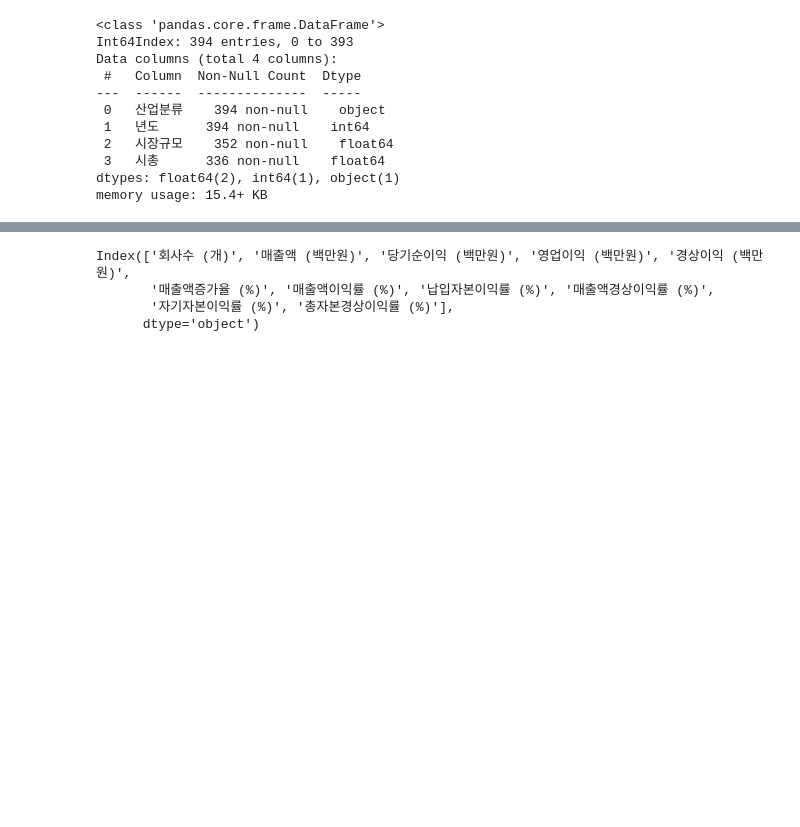
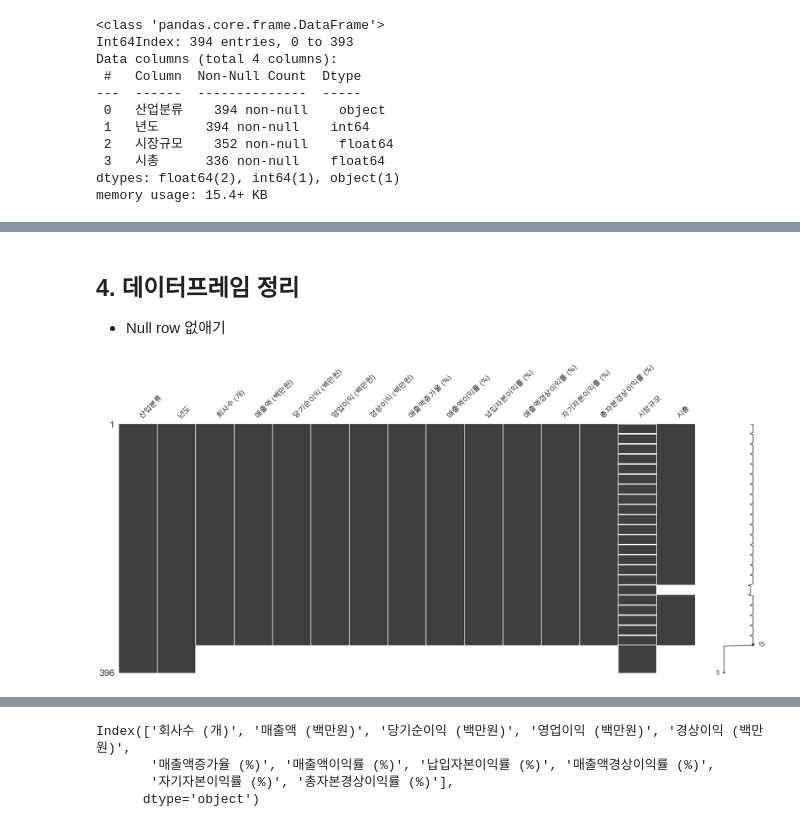
Before and after one commit to dss-16th/eda-repo-1, a Jupyter notebook: Merge.ipynb, the cells around one changed output, grey strips where cells are left out. Cells and saved outputs as stored; diff of their text form; code cells hidden in the pictures; blank space fills up the shorter version.

```diff
--- a/Merge.ipynb
+++ b/Merge.ipynb
@@ -125,0 +231,3 @@ memory usage: 15.4+ KB
+# %%
+industry_df = pd.merge(df_mi, df_msmc, on=['산업분류','년도'], how='outer')
+industry_df
@@ -125,0 +248,7 @@ memory usage: 15.4+ KB
+# %% [markdown]
+## 4. 데이터프레임 정리
+- Null row 없애기
+# %%
+msno.matrix(industry_df);
+# %% [output]
+[figure, added]
```
Also changed, not shown: parts of 30 cells of this notebook.
